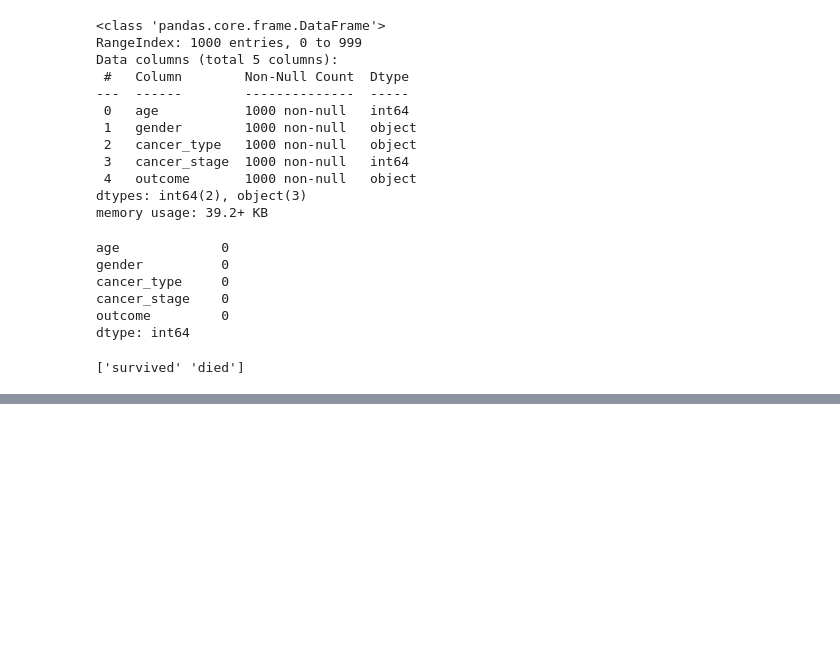
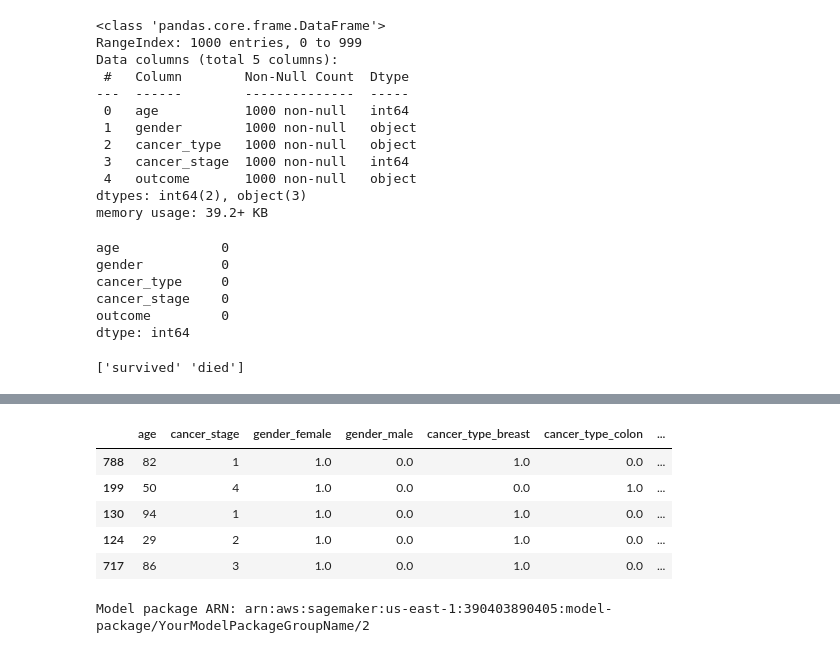
Before and after one commit to isakovanilu/cancer_prediction, a Jupyter notebook: cancer_prediction.ipynb, the cells around one changed output, grey strips where cells are left out. Drawn from its saved outputs; the diff is of its cells as text; code cells hidden in the pictures; blank space fills up the shorter version.

```diff
--- a/cancer_prediction.ipynb
+++ b/cancer_prediction.ipynb
@@ -139,0 +158,26 @@ test_df.head()
+# %%
+# Load dataset (assuming you have uploaded the dataset to S3)
+# s3 = boto3.client('s3')
+# s3.download_file(bucket, f'{prefix}/cancer_data.csv', 'cancer_data.csv')
+
+# Read the dataset
+data = df.copy()
+
+# Split data into train and test
+from sklearn.model_selection import train_test_split
+
+X = data.drop('outcome', axis=1)  # Features
+y = data['outcome']  # Target
+
+X_train, X_test, y_train, y_test = train_test_split(X, y, test_size=0.2)
+
+# Upload train/test data back to S3
+train_data = pd.concat([X_train, y_train], axis=1)
+test_data = pd.concat([X_test, y_test], axis=1)
+
+train_data.to_csv('train_data.csv', index=False)
+test_data.to_csv('test_data.csv', index=False)
+
+# Upload the data to S3 for training
+train_s3_uri = sagemaker_session.upload_data('train_data.csv', bucket=bucket, key_prefix=f'{prefix}/train')
+test_s3_uri = sagemaker_session.upload_data('test_data.csv', bucket=bucket, key_prefix=f'{prefix}/test')
@@ -139,0 +297,27 @@ test_df.head()
+# %%
+test_data.head()
+# %% [output]
+|  | age | cancer_stage | gender_female | gender_male | cancer_type_breast | cancer_type_colon | ... |
+| 788 | 82 | 1 | 1.0 | 0.0 | 1.0 | 0.0 | ... |
+| 199 | 50 | 4 | 1.0 | 0.0 | 0.0 | 1.0 | ... |
+| 130 | 94 | 1 | 1.0 | 0.0 | 1.0 | 0.0 | ... |
+| 124 | 29 | 2 | 1.0 | 0.0 | 1.0 | 0.0 | ... |
+| 717 | 86 | 3 | 1.0 | 0.0 | 1.0 | 0.0 | ... |
+# %%
+from sagemaker.model import ModelPackage
+
+# Register the trained model
+model_package_group_name = 'YourModelPackageGroupName'
+
+# Register the model in the SageMaker Model Registry
+model_package = sklearn.register(
+    content_types=["text/csv"],                       # input content type
+    response_types=["text/csv"],                      # output content type
+    inference_instances=["ml.m5.large"],              # instance for inference
+    transform_instances=["ml.m5.large"],              # instance for batch transform jobs
+    model_package_group_name=model_package_group_name # model package group name for versioning
+)
+
+print(f"Model package ARN: {model_package.model_package_arn}")
+# %% [output]
+Model package ARN: arn:aws:sagemaker:us-east-1:390403890405:model-package/YourModelPackageGroupName/2
```
Also changed, not shown: parts of 28 cells of this notebook.
